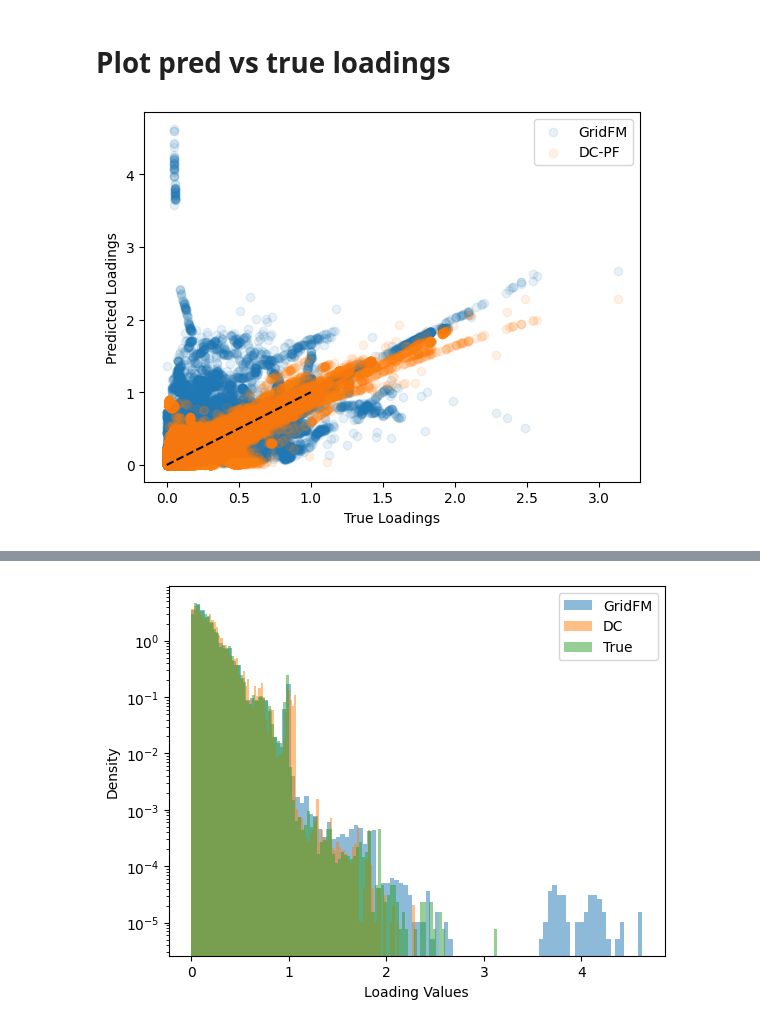
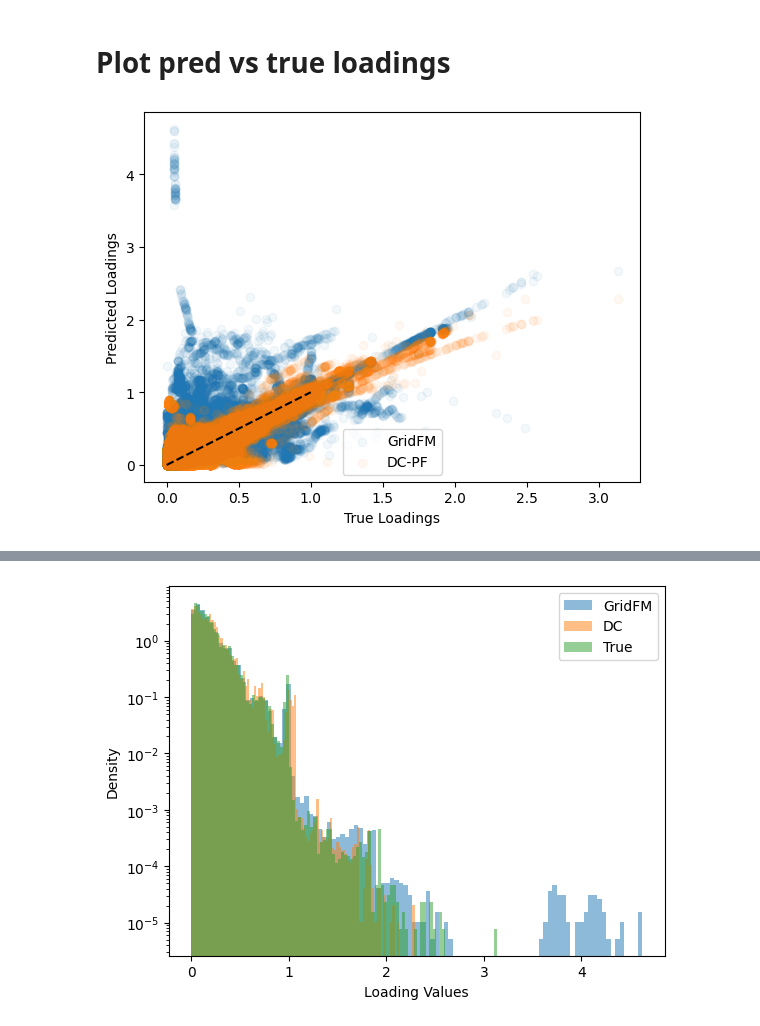
Before and after one commit to gridfm/gridfm-datakit, a Jupyter notebook: notebooks/post_processing.ipynb, the cells around one changed output, grey strips where cells are left out. Cells and saved outputs as stored; diff of their text form; code cells hidden in the pictures.

```diff
--- a/notebooks/post_processing.ipynb
+++ b/notebooks/post_processing.ipynb
@@ -311,14 +329,14 @@ plt.show()
 # Plot pred vs true loadings
 # %%
 # scatter plot of loadings and loadings_pred
-plt.scatter(loadings[removed_lines==False], loadings_pred[removed_lines==False], alpha=0.1, label="GridFM")
-plt.scatter(loadings[removed_lines==False], loadings_dc[removed_lines==False], alpha=0.1, label="DC-PF")
+plt.scatter(loadings[removed_lines==False], loadings_pred[removed_lines==False], alpha=0.05, label="GridFM")
+plt.scatter(loadings[removed_lines==False], loadings_dc[removed_lines==False], alpha=0.05, label="DC-PF")
 plt.xlabel("True Loadings")
 plt.ylabel("Predicted Loadings")
 # plot the line y=x
 plt.plot([0, 1], [0, 1], 'k--')
-plt.legend()
+plt.legend(loc='lower center')
 plt.savefig("scatter_loading.png")
 plt.show()
 # %% [output]
-[figure, old version]
+[figure, new version]
```
Also changed, not shown: parts of 12 cells of this notebook, 2 other files.
